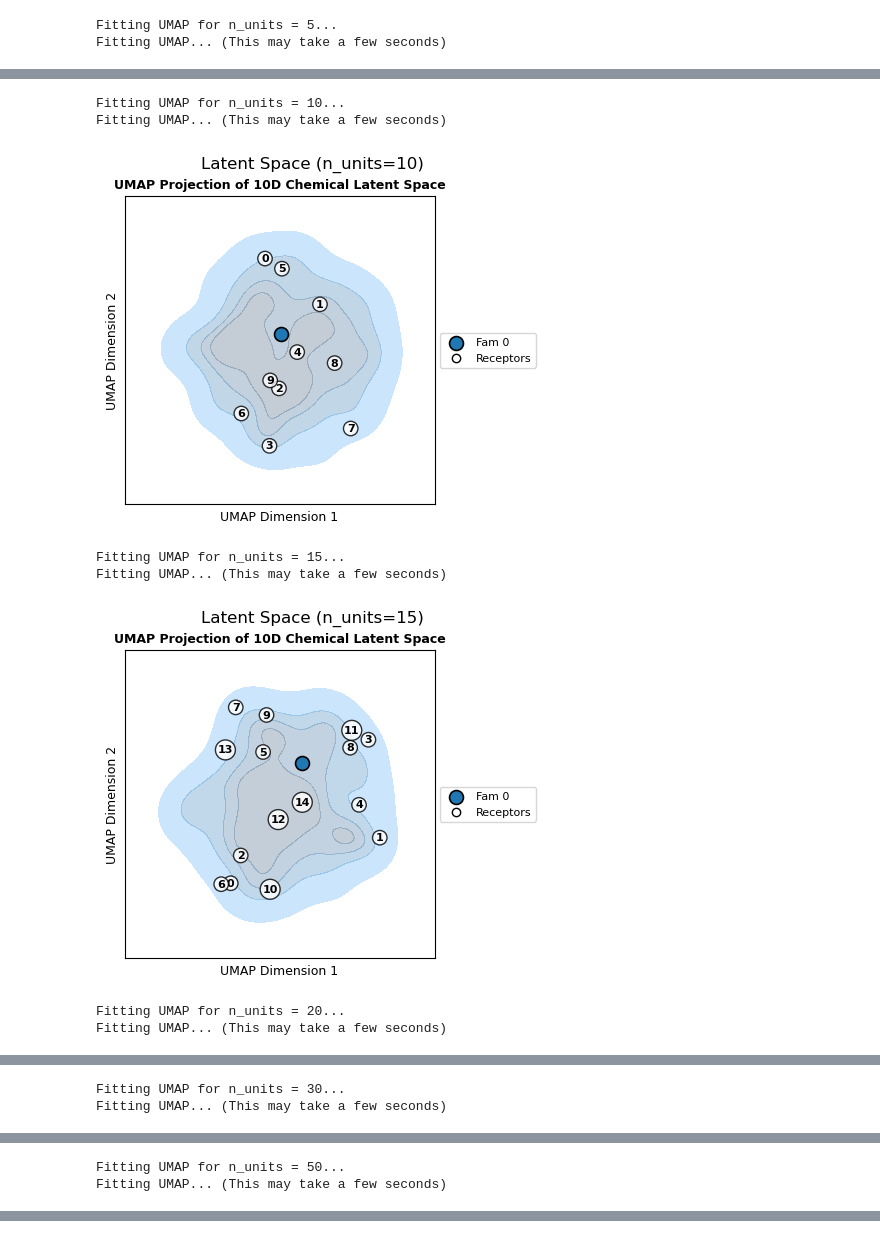
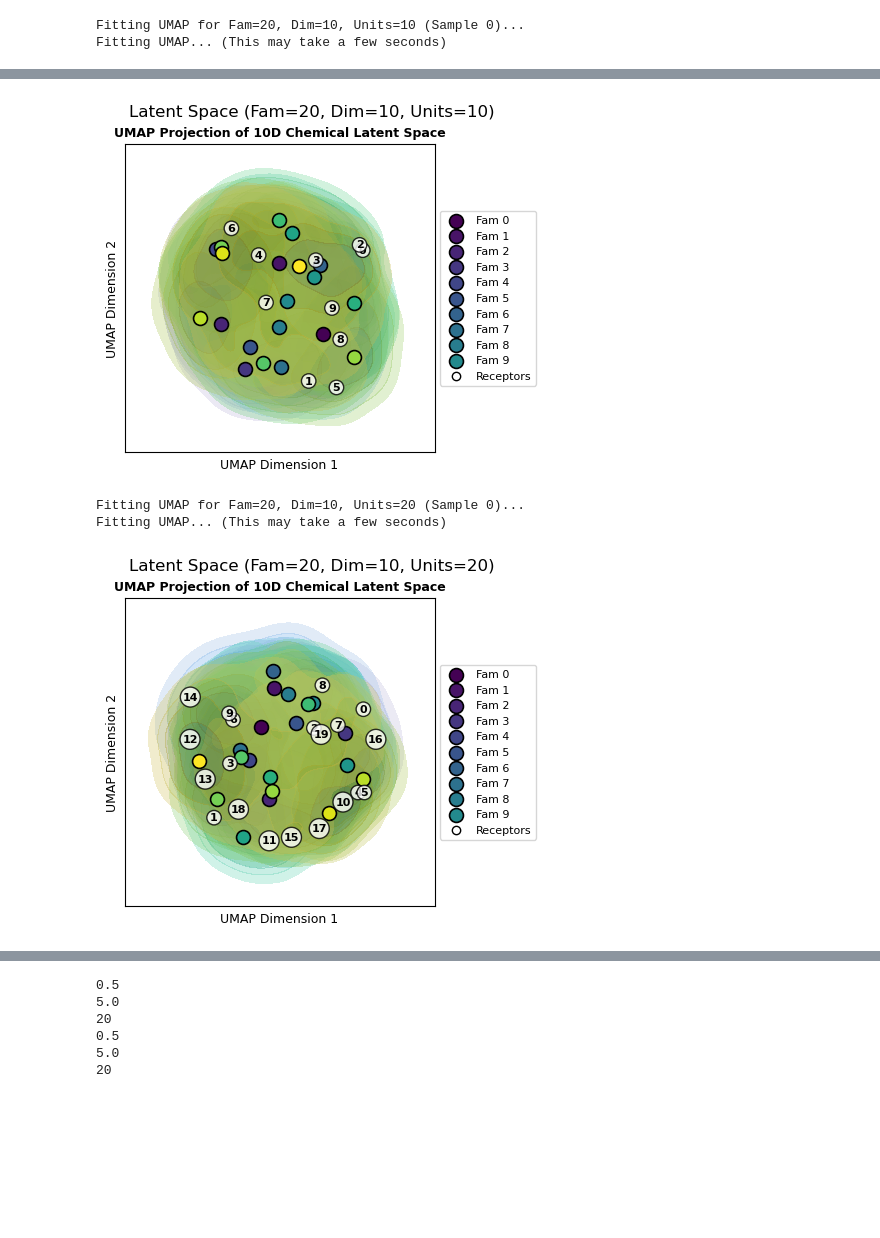
Before and after one commit to HugoLeRoy94/opt_bin_resp, a Jupyter notebook: analysis/analysis_template.ipynb, the cells around one changed output, grey strips where cells are left out. Cells and saved outputs as stored; diff of their text form; code cells hidden in the pictures; blank space fills up the shorter version.

Commit message:
notebook change and addition of the memory helper in a different file : misc_helper

```diff
--- a/analysis/analysis_template.ipynb
+++ b/analysis/analysis_template.ipynb
@@ -74,8 +151,39 @@ plt.show()
 # %%
-# Plot the latent space visualization for each experiment
-for n_units, exp_data in experiments.items():
-    print(f"\nFitting UMAP for n_units = {n_units}...")
-    fig, ax = plot_latent_umap(exp_data['env'], exp_data['receptor_indices'])
-    fig.suptitle(f"Latent Space (n_units={n_units})")
-    plt.show()
+# Plot final Test Entropy (Mean +/- Std) vs n_units for different Families
+fig, ax = plt.subplots(figsize=(8, 5))
+families_to_plot = [1, 5, 10, 20]
+
+for fam in families_to_plot:
+    x_units, y_means, y_stds = [], [], []
+    for config_key, exp_data in experiments.items():
+        n_families, latent_dim, n_units = config_key
+        if n_families == fam and latent_dim == target_dim and len(exp_data['test_entropies']) > 0:
+            x_units.append(n_units)
+            y_means.append(np.mean(exp_data['test_entropies']))
+            y_stds.append(np.std(exp_data['test_entropies']))
+
+    if x_units:
+        sorted_indices = np.argsort(x_units)
+        x_units = np.array(x_units)[sorted_indices]
+        y_means = np.array(y_means)[sorted_indices]
+        y_stds = np.array(y_stds)[sorted_indices]
+        ax.errorbar(x_units, y_means, yerr=y_stds, marker='o', capsize=3, label=f'Families={fam}')
+
+ax.set_xlabel('Number of Units ($n_{units}$)')
+ax.set_ylabel('Test Mutual Information (Bits)')
+ax.set_title(f'Final Test Entropy vs Number of Units (Dim={target_dim})')
+ax.legend()
+ax.grid(True, alpha=0.3)
+plt.show()
+
+# Plot the latent space visualization for a specific best sample
+units_to_plot = [10, 20]
+for units in units_to_plot:
+    config_key = (target_families, target_dim, units)
+    if config_key in experiments and len(experiments[config_key]['samples']) > 0:
+        exp_data = experiments[config_key]['samples'][0]
+        print(f"\nFitting UMAP for Fam={target_families}, Dim={target_dim}, Units={units} (Sample 0)...")
+        fig, ax = plot_latent_umap(exp_data['env'], exp_data['receptor_indices'])
+        fig.suptitle(f"Latent Space (Fam={target_families}, Dim={target_dim}, Units={units})")
+        plt.show()
 # %% [output]
@@ -82,2 +191,2 @@ for n_units, exp_data in experiments.items():
-Fitting UMAP for n_units = 5...
+Fitting UMAP for Fam=20, Dim=10, Units=10 (Sample 0)...
 Fitting UMAP... (This may take a few seconds)
@@ -85,8 +193,4 @@ Fitting UMAP... (This may take a few seconds)
+[figure, new version]
-Fitting UMAP for n_units = 10...
+Fitting UMAP for Fam=20, Dim=10, Units=20 (Sample 0)...
 Fitting UMAP... (This may take a few seconds)
-[figure, old version]
-Fitting UMAP for n_units = 15...
-Fitting UMAP... (This may take a few seconds)
-[figure, old version]
+[figure, new version]
-Fitting UMAP for n_units = 20...
-Fitting UMAP... (This may take a few seconds)
@@ -94,2 +196,0 @@ Fitting UMAP... (This may take a few seconds)
-Fitting UMAP for n_units = 30...
-Fitting UMAP... (This may take a few seconds)
@@ -97,2 +196,0 @@ Fitting UMAP... (This may take a few seconds)
-Fitting UMAP for n_units = 50...
-Fitting UMAP... (This may take a few seconds)
@@ -99,0 +197,15 @@ Fitting UMAP... (This may take a few seconds)
+# %%
+units_to_plot = [10, 20]
+for units in units_to_plot:
+    config_key = (target_families, target_dim, units)
+    if config_key in experiments and len(experiments[config_key]['samples']) > 0:
+        print(exp_data['env'].shape_sigma)
+        print(exp_data['env'].avg_family_distance)
+        print(exp_data['env'].n_families)
+# %% [output]
+0.5
+5.0
+20
+0.5
+5.0
+20
```
Also changed, not shown: parts of 7 cells of this notebook, 2 other files.
